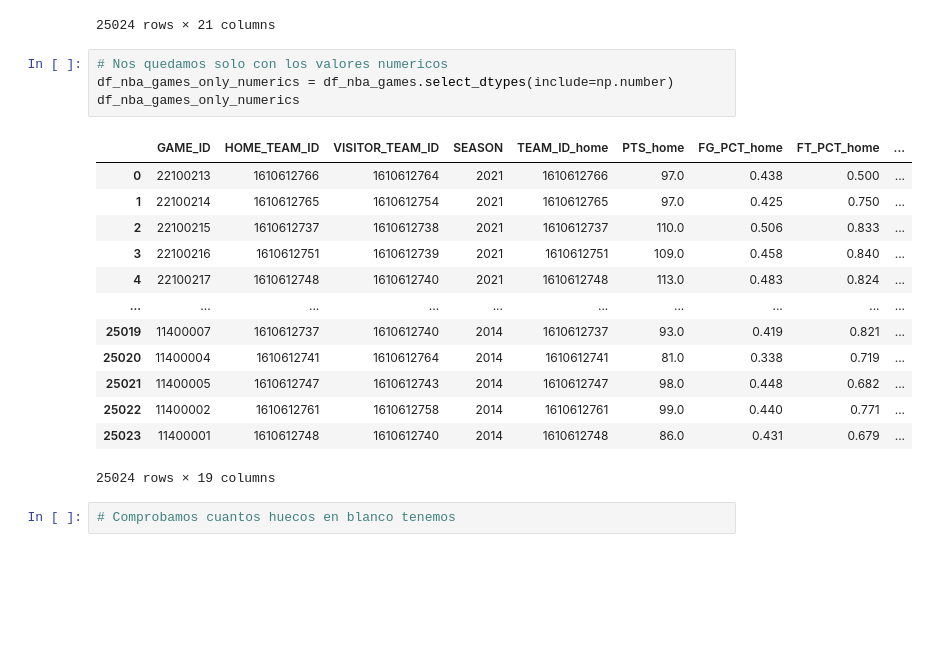
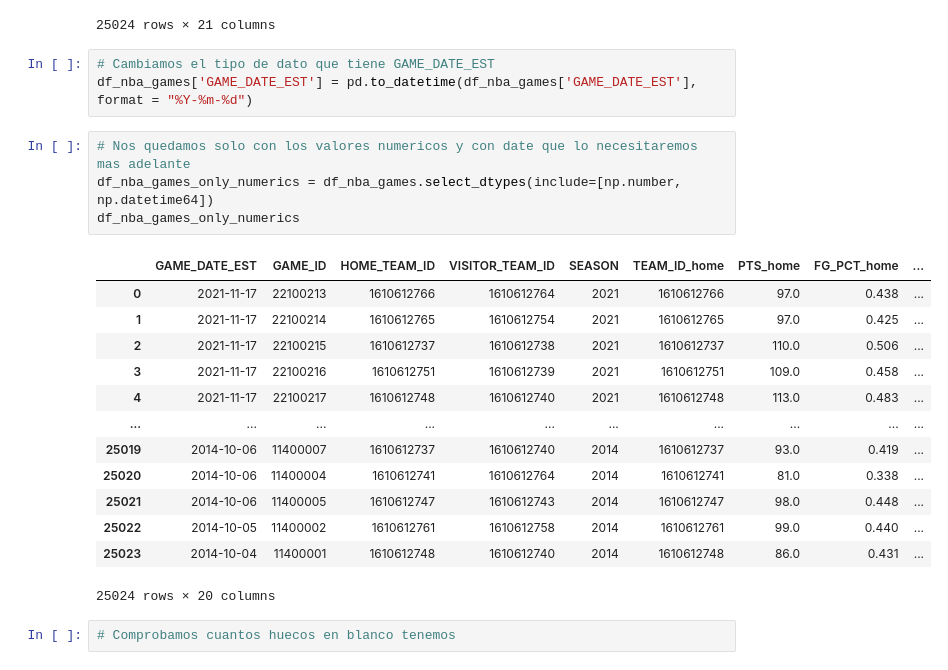
Before and after one commit to robertomanzanolopez/nba_statistics_prediction, a Jupyter notebook: first_aproximation.ipynb, the cells around one changed output. Drawn from its saved outputs; the diff is of its cells as text; blank space fills up the shorter version.

Commit message:
Added date and modified its type to the dataframe, i will need it. Checkup number of matchs of each season.

```diff
--- a/first_aproximation.ipynb
+++ b/first_aproximation.ipynb
@@ -24,24 +24,27 @@ df_nba_games
 | 25022 | 2014-10-05 | 11400002 | Final | 1610612761 | 1610612758 | 2014 | 1610612761 | ... |
 | 25023 | 2014-10-04 | 11400001 | Final | 1610612748 | 1610612740 | 2014 | 1610612748 | ... |
 25024 rows × 21 columns
+# %%
+# Cambiamos el tipo de dato que tiene GAME_DATE_EST
+df_nba_games['GAME_DATE_EST'] = pd.to_datetime(df_nba_games['GAME_DATE_EST'], format = "%Y-%m-%d")
 # %%
-# Nos quedamos solo con los valores numericos
-df_nba_games_only_numerics = df_nba_games.select_dtypes(include=np.number)
+# Nos quedamos solo con los valores numericos y con date que lo necesitaremos mas adelante
+df_nba_games_only_numerics = df_nba_games.select_dtypes(include=[np.number, np.datetime64])
 df_nba_games_only_numerics
 # %% [output]
-|  | GAME_ID | HOME_TEAM_ID | VISITOR_TEAM_ID | SEASON | TEAM_ID_home | PTS_home | FG_PCT_home | FT_PCT_home | ... |
-| 0 | 22100213 | 1610612766 | 1610612764 | 2021 | 1610612766 | 97.0 | 0.438 | 0.500 | ... |
-| 1 | 22100214 | 1610612765 | 1610612754 | 2021 | 1610612765 | 97.0 | 0.425 | 0.750 | ... |
-| 2 | 22100215 | 1610612737 | 1610612738 | 2021 | 1610612737 | 110.0 | 0.506 | 0.833 | ... |
-| 3 | 22100216 | 1610612751 | 1610612739 | 2021 | 1610612751 | 109.0 | 0.458 | 0.840 | ... |
-| 4 | 22100217 | 1610612748 | 1610612740 | 2021 | 1610612748 | 113.0 | 0.483 | 0.824 | ... |
+|  | GAME_DATE_EST | GAME_ID | HOME_TEAM_ID | VISITOR_TEAM_ID | SEASON | TEAM_ID_home | PTS_home | FG_PCT_home | ... |
+| 0 | 2021-11-17 | 22100213 | 1610612766 | 1610612764 | 2021 | 1610612766 | 97.0 | 0.438 | ... |
+| 1 | 2021-11-17 | 22100214 | 1610612765 | 1610612754 | 2021 | 1610612765 | 97.0 | 0.425 | ... |
+| 2 | 2021-11-17 | 22100215 | 1610612737 | 1610612738 | 2021 | 1610612737 | 110.0 | 0.506 | ... |
+| 3 | 2021-11-17 | 22100216 | 1610612751 | 1610612739 | 2021 | 1610612751 | 109.0 | 0.458 | ... |
+| 4 | 2021-11-17 | 22100217 | 1610612748 | 1610612740 | 2021 | 1610612748 | 113.0 | 0.483 | ... |
 | ... | ... | ... | ... | ... | ... | ... | ... | ... | ... |
-| 25019 | 11400007 | 1610612737 | 1610612740 | 2014 | 1610612737 | 93.0 | 0.419 | 0.821 | ... |
-| 25020 | 11400004 | 1610612741 | 1610612764 | 2014 | 1610612741 | 81.0 | 0.338 | 0.719 | ... |
-| 25021 | 11400005 | 1610612747 | 1610612743 | 2014 | 1610612747 | 98.0 | 0.448 | 0.682 | ... |
-| 25022 | 11400002 | 1610612761 | 1610612758 | 2014 | 1610612761 | 99.0 | 0.440 | 0.771 | ... |
-| 25023 | 11400001 | 1610612748 | 1610612740 | 2014 | 1610612748 | 86.0 | 0.431 | 0.679 | ... |
+| 25019 | 2014-10-06 | 11400007 | 1610612737 | 1610612740 | 2014 | 1610612737 | 93.0 | 0.419 | ... |
+| 25020 | 2014-10-06 | 11400004 | 1610612741 | 1610612764 | 2014 | 1610612741 | 81.0 | 0.338 | ... |
+| 25021 | 2014-10-06 | 11400005 | 1610612747 | 1610612743 | 2014 | 1610612747 | 98.0 | 0.448 | ... |
+| 25022 | 2014-10-05 | 11400002 | 1610612761 | 1610612758 | 2014 | 1610612761 | 99.0 | 0.440 | ... |
+| 25023 | 2014-10-04 | 11400001 | 1610612748 | 1610612740 | 2014 | 1610612748 | 86.0 | 0.431 | ... |
-25024 rows × 19 columns
+25024 rows × 20 columns
 # %%
 # Comprobamos cuantos huecos en blanco tenemos
 # %%
```
Also changed, not shown: parts of 17 cells of this notebook.
